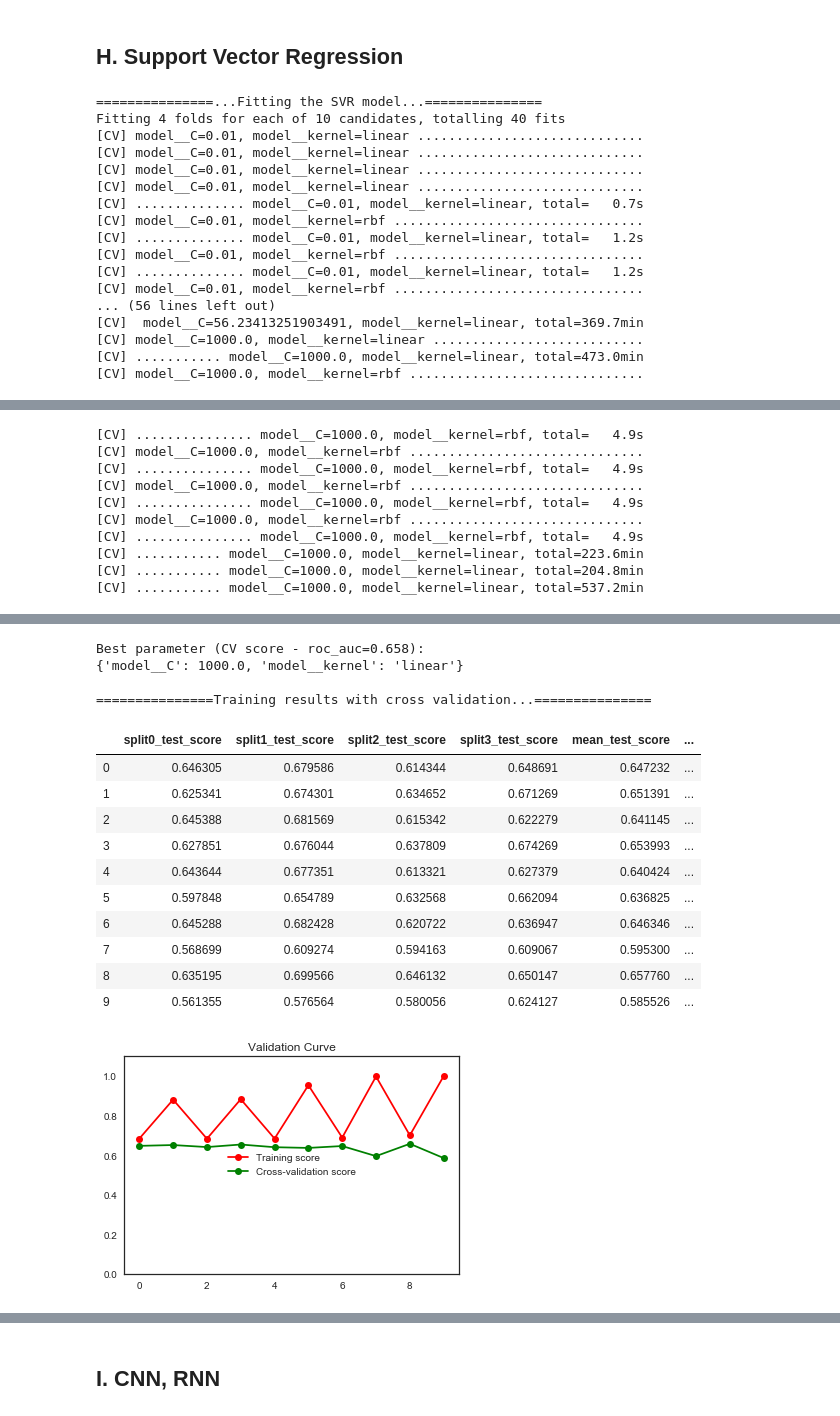
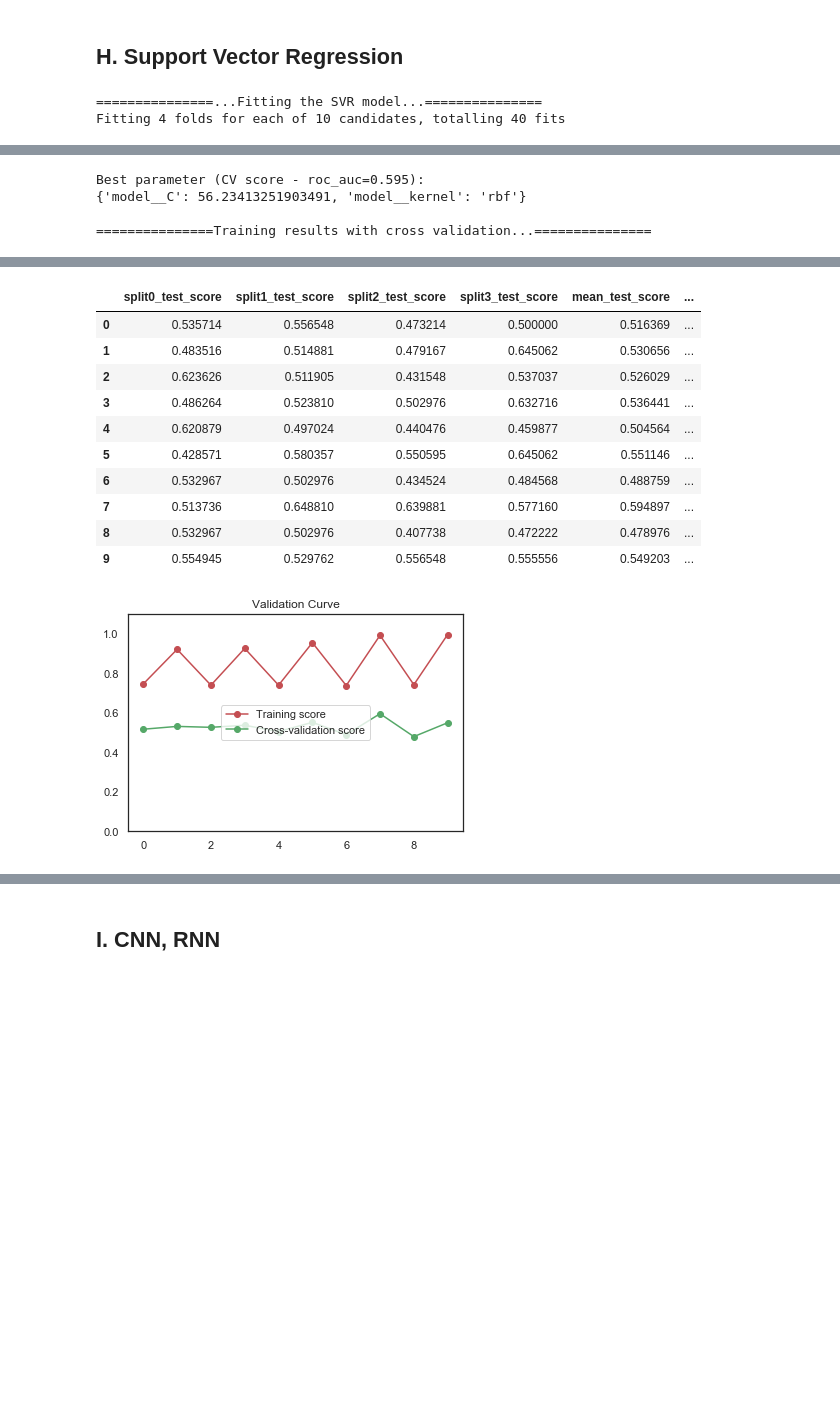
Before and after one commit to devakumar/dsfb-Project-Team3-2019, a Jupyter notebook: Project.ipynb, the cells around one changed output, grey strips where cells are left out. Drawn from its saved outputs; the diff is of its cells as text; code cells hidden in the pictures; blank space fills up the shorter version.

```diff
--- a/Project.ipynb
+++ b/Project.ipynb
@@ -562,7 +560,7 @@ Index(['closeDay1', 'offerPrice', 'rf', 'egc', 'html', 'patRatio', 'highTech',
        'return', 'raisingPrice'],
       dtype='object')
 # %%
-#processed_data = processed_data.head(200)
+processed_data = processed_data.head(200)
 # %% [markdown]
 ## Part 1C: Text pre-process on Risk Factor
 # %%
@@ -731,9 +729,10 @@ Number of topics : 14, Coherence score : 0.294
 #no_topics_selected = coherence_values[index_selected,1]
 #no_topics_selected
 # %%
-lda_model = LdaModel(
-    corpus=corpus,
-    id2word=id2word, num_topics=9, alpha='auto', eta='auto', random_state=SEED)
+#lda_model = LdaModel(
+#    corpus=corpus,
+#    id2word=id2word, num_topics=no_topics_selected, alpha='auto', eta='auto', random_state=SEED,
+#)
 # %%
 # Visualize topics-keywords
 #pyLDAvis.enable_notebook()
@@ -804,11 +799,11 @@ df_predict.shape
 Extract features and targets from the processed_data
 # %%
 # Select targets
-#y_data_labels = ['closeDay1', 'offerPrice', 'return', 'raisingPrice']
-#Y_data = processed_data[y_data_labels]
+y_data_labels = ['closeDay1', 'offerPrice', 'return', 'raisingPrice']
+Y_data = processed_data[y_data_labels]
 
-#X_data = processed_data.drop(y_data_labels, axis=1)
-#Y_data.columns, X_data.columns
+X_data = processed_data.drop(y_data_labels, axis=1)
+Y_data.columns, X_data.columns
 # %% [output]
 (Index(['closeDay1', 'offerPrice', 'return', 'raisingPrice'], dtype='object'),
  Index(['rf', 'egc', 'html', 'patRatio', 'highTech', 'age', 'year',
@@ -2311,22 +2144,7 @@ cv = StratifiedKFold(n_splits=4, shuffle=False, random_state=SEED)
 # Scoring options : refer - https://scikit-learn.org/stable/modules/model_evaluation.html#scoring-parameter
 svr_model = GridSearchCV(pipeline, param_grid, scoring='roc_auc', iid=False, cv=cv, n_jobs=-1, refit=True, verbose=2, return_train_score=True)
 # %%
-svr_model_final = custom_train_test_function(svr_model, X_P1, y_P1, name="SVR model", proba=True, plot_train_score=True, test_req=False)
+svr_model_final = custom_train_test_function(svr_model, X_P2, y_P2, name="SVR model", proba=True, plot_train_score=True, test_req=False)
 # %% [output]
 ===============...Fitting the SVR model...===============
 Fitting 4 folds for each of 10 candidates, totalling 40 fits
-[CV] model__C=0.01, model__kernel=linear .............................
-[CV] model__C=0.01, model__kernel=linear .............................
-[CV] model__C=0.01, model__kernel=linear .............................
-[CV] model__C=0.01, model__kernel=linear .............................
-[CV] .............. model__C=0.01, model__kernel=linear, total=   0.7s
-[CV] model__C=0.01, model__kernel=rbf ................................
-[CV] .............. model__C=0.01, model__kernel=linear, total=   1.2s
-[CV] model__C=0.01, model__kernel=rbf ................................
-[CV] .............. model__C=0.01, model__kernel=linear, total=   1.2s
-[CV] model__C=0.01, model__kernel=rbf ................................
-... (56 lines left out)
-[CV]  model__C=56.23413251903491, model__kernel=linear, total=369.7min
-[CV] model__C=1000.0, model__kernel=linear ...........................
-[CV] ........... model__C=1000.0, model__kernel=linear, total=473.0min
-[CV] model__C=1000.0, model__kernel=rbf ..............................
@@ -2334,10 +2152,4 @@ Fitting 4 folds for each of 10 candidates, totalling 40 fits
-[CV] ............... model__C=1000.0, model__kernel=rbf, total=   4.9s
-[CV] model__C=1000.0, model__kernel=rbf ..............................
-[CV] ............... model__C=1000.0, model__kernel=rbf, total=   4.9s
-[CV] model__C=1000.0, model__kernel=rbf ..............................
-[CV] ............... model__C=1000.0, model__kernel=rbf, total=   4.9s
-[CV] model__C=1000.0, model__kernel=rbf ..............................
-[CV] ............... model__C=1000.0, model__kernel=rbf, total=   4.9s
-[CV] ........... model__C=1000.0, model__kernel=linear, total=223.6min
-[CV] ........... model__C=1000.0, model__kernel=linear, total=204.8min
-[CV] ........... model__C=1000.0, model__kernel=linear, total=537.2min
+Best parameter (CV score - roc_auc=0.595):
+{'model__C': 56.23413251903491, 'model__kernel': 'rbf'}
+
+===============Training results with cross validation...===============
@@ -2345,17 +2157,13 @@ Fitting 4 folds for each of 10 candidates, totalling 40 fits
-Best parameter (CV score - roc_auc=0.658):
-{'model__C': 1000.0, 'model__kernel': 'linear'}
-
-===============Training results with cross validation...===============
 |  | split0_test_score | split1_test_score | split2_test_score | split3_test_score | mean_test_score | ... |
-| 0 | 0.646305 | 0.679586 | 0.614344 | 0.648691 | 0.647232 | ... |
-| 1 | 0.625341 | 0.674301 | 0.634652 | 0.671269 | 0.651391 | ... |
-| 2 | 0.645388 | 0.681569 | 0.615342 | 0.622279 | 0.641145 | ... |
-| 3 | 0.627851 | 0.676044 | 0.637809 | 0.674269 | 0.653993 | ... |
-| 4 | 0.643644 | 0.677351 | 0.613321 | 0.627379 | 0.640424 | ... |
-| 5 | 0.597848 | 0.654789 | 0.632568 | 0.662094 | 0.636825 | ... |
-| 6 | 0.645288 | 0.682428 | 0.620722 | 0.636947 | 0.646346 | ... |
-| 7 | 0.568699 | 0.609274 | 0.594163 | 0.609067 | 0.595300 | ... |
-| 8 | 0.635195 | 0.699566 | 0.646132 | 0.650147 | 0.657760 | ... |
-| 9 | 0.561355 | 0.576564 | 0.580056 | 0.624127 | 0.585526 | ... |
+| 0 | 0.535714 | 0.556548 | 0.473214 | 0.500000 | 0.516369 | ... |
+| 1 | 0.483516 | 0.514881 | 0.479167 | 0.645062 | 0.530656 | ... |
+| 2 | 0.623626 | 0.511905 | 0.431548 | 0.537037 | 0.526029 | ... |
+| 3 | 0.486264 | 0.523810 | 0.502976 | 0.632716 | 0.536441 | ... |
+| 4 | 0.620879 | 0.497024 | 0.440476 | 0.459877 | 0.504564 | ... |
+| 5 | 0.428571 | 0.580357 | 0.550595 | 0.645062 | 0.551146 | ... |
+| 6 | 0.532967 | 0.502976 | 0.434524 | 0.484568 | 0.488759 | ... |
+| 7 | 0.513736 | 0.648810 | 0.639881 | 0.577160 | 0.594897 | ... |
+| 8 | 0.532967 | 0.502976 | 0.407738 | 0.472222 | 0.478976 | ... |
+| 9 | 0.554945 | 0.529762 | 0.556548 | 0.555556 | 0.549203 | ... |
-[figure, old version]
+[figure, new version]
 # %%
```
Also changed, not shown: parts of 112 cells of this notebook.
